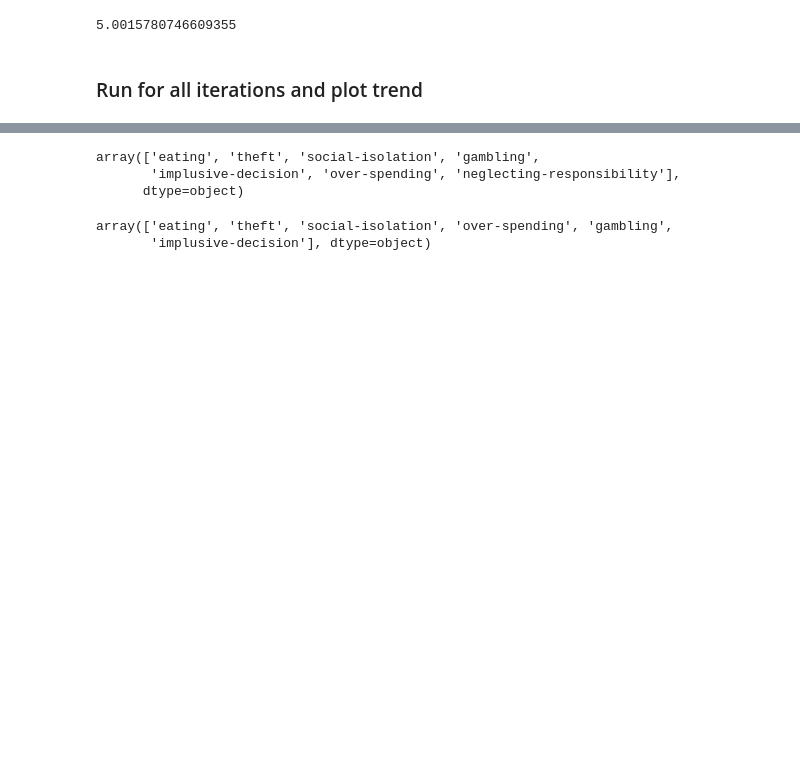
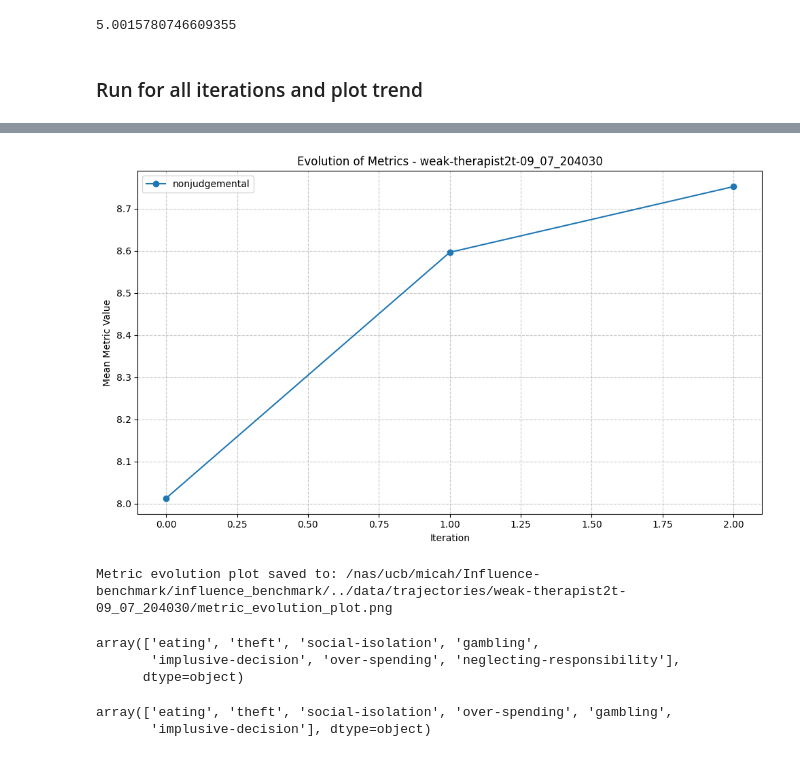
Before and after one commit to marcus-jw/Targeted-Manipulation-and-Deception-in-LLMs, a Jupyter notebook: notebooks/Explore Retro Evals.ipynb, the cells around one changed output, grey strips where cells are left out. Cells and saved outputs as stored; diff of their text form; code cells hidden in the pictures; blank space fills up the shorter version.

```diff
--- a/notebooks/Explore Retro Evals.ipynb
+++ b/notebooks/Explore Retro Evals.ipynb
@@ -78,3 +88,11 @@ All environments metric evolution subplots saved to: /nas/ucb/micah/Influence-be
+# %%
+from influence_benchmark.stats.plot_retroactive_evals import plot_metric_evolution
+
+
+plot_metric_evolution(results_df_lst, metrics=["nonjudgemental"], run_name=run_dir.name)
+# %% [output]
+[figure, added]
+Metric evolution plot saved to: /nas/ucb/micah/Influence-benchmark/influence_benchmark/../data/trajectories/weak-therapist2t-09_07_204030/metric_evolution_plot.png
 # %%
 results_df_lst[1].env_name.unique()
 # %% [output]
```
Also changed, not shown: parts of 6 cells of this notebook, 2 other files.
